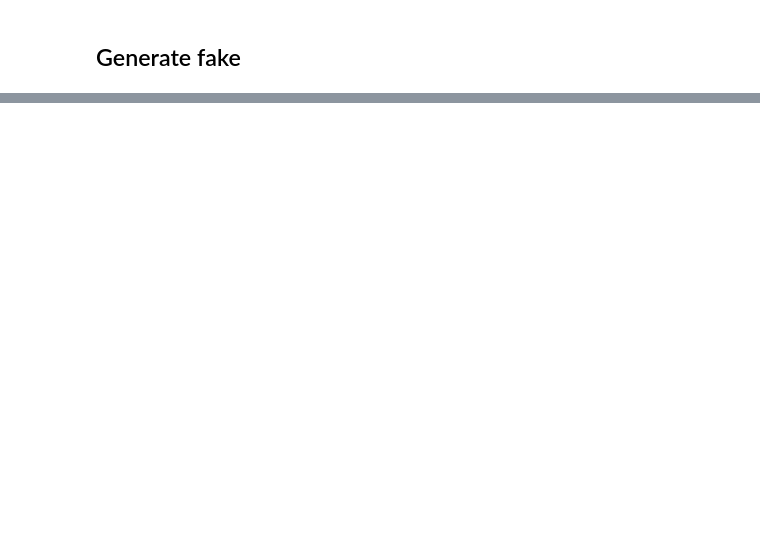
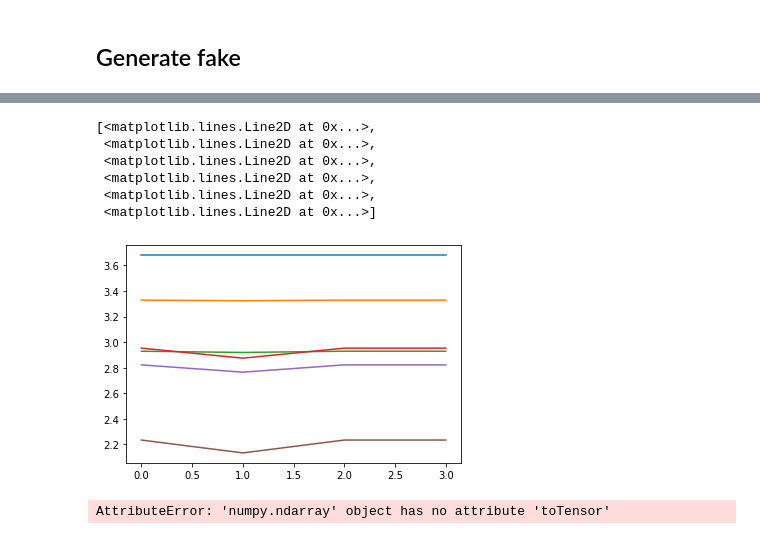
Before and after one commit to anderssegerlund/Machine-Learning, a Jupyter notebook: Car-volt mock data/Generate fake car volt data.ipynb, the cells around one changed output, grey strips where cells are left out. Saved outputs shown, nothing was run; the diff lists cells and outputs as text; code cells hidden in the pictures; blank space fills up the shorter version.

```diff
--- a/Car-volt mock data/Generate fake car volt data.ipynb
+++ b/Car-volt mock data/Generate fake car volt data.ipynb
@@ -73,0 +82,13 @@ Timestamp('2001-10-01 00:00:00')
+# %%
+def creata_data(n_healthy=2, n_fails=2):
+    data = []
+    for i in range(n_healthy+n_fails):
+        if i >= n_healthy:
+            fail=True
+        else:
+            fail=False
+        x,y = create_sequence(time_steps=6, n_cells=4, failed_cell=1, is_fail=fail, sigma=0.0, volt_stochastic = 0.9, normalize_x=False)
+        data.append((x,y))
+    return data
+# %%
+data = creata_data(n_healthy=2, n_fails=2)
@@ -73,0 +104,14 @@ Timestamp('2001-10-01 00:00:00')
+# %%
+plt.plot(data[2][0].T)
+# %% [output]
+[<matplotlib.lines.Line2D at 0x...>,
+ <matplotlib.lines.Line2D at 0x...>,
+ <matplotlib.lines.Line2D at 0x...>,
+ <matplotlib.lines.Line2D at 0x...>,
+ <matplotlib.lines.Line2D at 0x...>,
+ <matplotlib.lines.Line2D at 0x...>]
+[figure, added]
+# %%
+data[0][0].toTensor()
+# %% [output]
+AttributeError: 'numpy.ndarray' object has no attribute 'toTensor'
```
Also changed, not shown: parts of 15 cells of this notebook, 2 other files.
